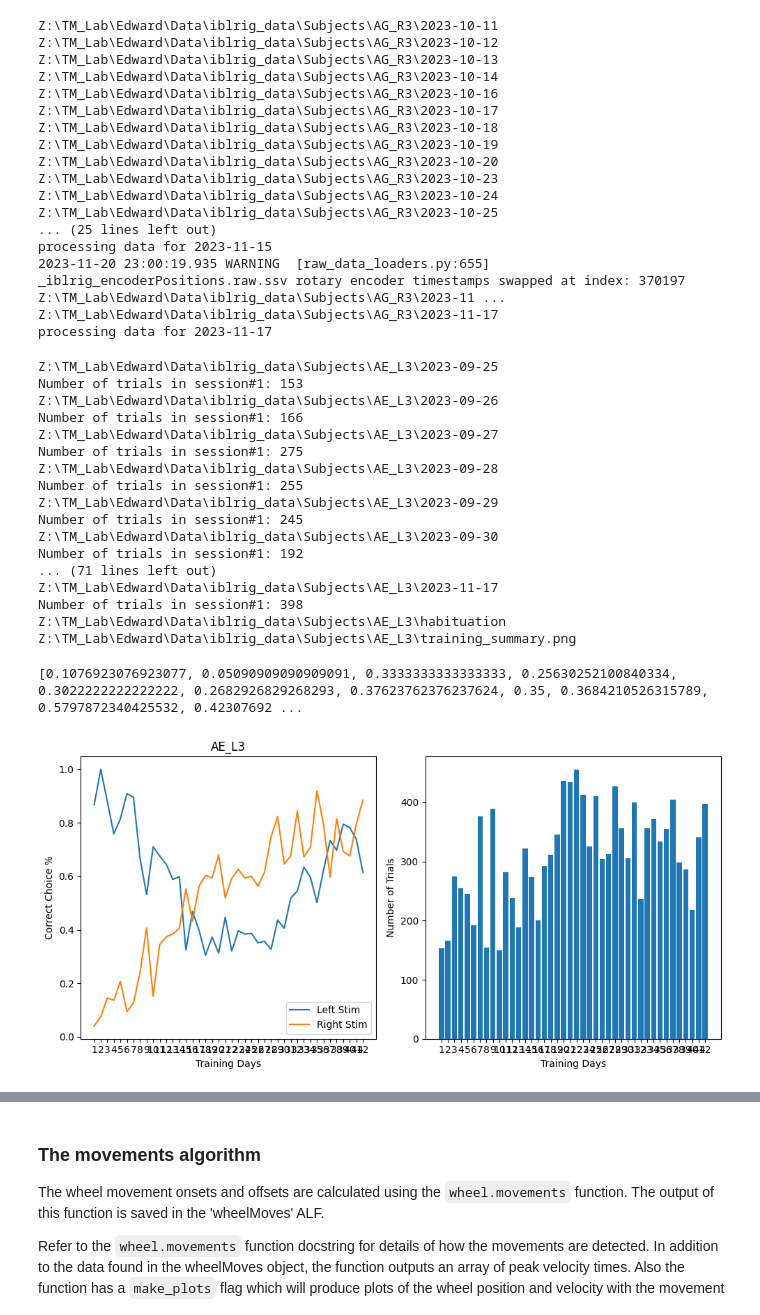
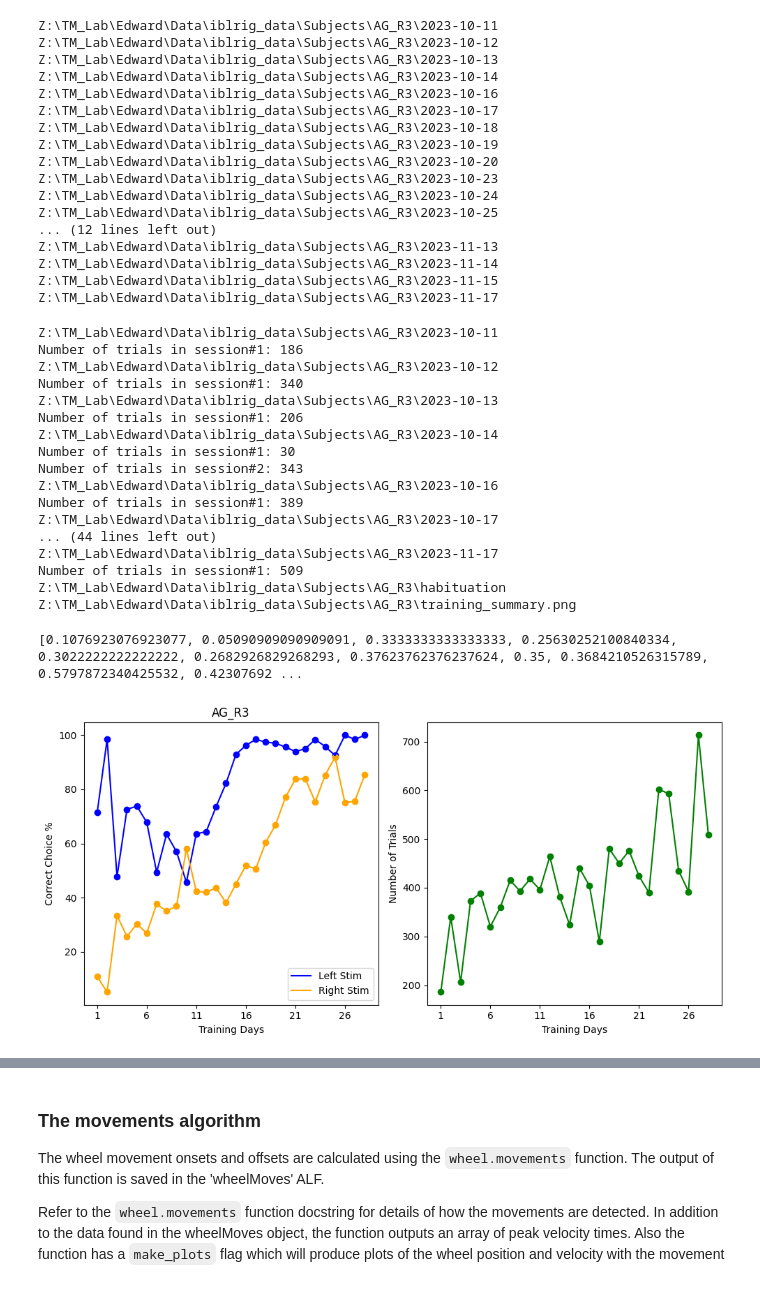
Before and after one commit to edwardyan95/ibllib, a Jupyter notebook: examples/EY_behavior_preprocess.ipynb, the cells around one changed output, grey strips where cells are left out. Saved outputs shown, nothing was run; the diff lists cells and outputs as text; code cells hidden in the pictures.

```diff
--- a/examples/EY_behavior_preprocess.ipynb
+++ b/examples/EY_behavior_preprocess.ipynb
@@ -18,7 +18,7 @@ from ibllib.io.extractors.training_wheel import extract_first_movement_times
 #from localAlf import load_wheel_reaction_times_local
 from brainbox.behavior.training import *
 # %%
-subject_dir = r'Z:\TM_Lab\Edward\Data\iblrig_data\Subjects\M3_8m'
+subject_dir = r'Z:\TM_Lab\Edward\Data\iblrig_data\Subjects\AG_R3'
 subject_id = subject_dir[subject_dir.find('Subjects')+9:]
 # print(subject_id)
 for datepath in os.listdir(subject_dir):
@@ -51,13 +51,13 @@ Z:\TM_Lab\Edward\Data\iblrig_data\Subjects\AG_R3\2023-10-20
 Z:\TM_Lab\Edward\Data\iblrig_data\Subjects\AG_R3\2023-10-23
 Z:\TM_Lab\Edward\Data\iblrig_data\Subjects\AG_R3\2023-10-24
 Z:\TM_Lab\Edward\Data\iblrig_data\Subjects\AG_R3\2023-10-25
-... (25 lines left out)
-processing data for 2023-11-15
-2023-11-20 23:00:19.935 WARNING  [raw_data_loaders.py:655] _iblrig_encoderPositions.raw.ssv rotary encoder timestamps swapped at index: 370197  Z:\TM_Lab\Edward\Data\iblrig_data\Subjects\AG_R3\2023-11 ...
+... (12 lines left out)
+Z:\TM_Lab\Edward\Data\iblrig_data\Subjects\AG_R3\2023-11-13
+Z:\TM_Lab\Edward\Data\iblrig_data\Subjects\AG_R3\2023-11-14
+Z:\TM_Lab\Edward\Data\iblrig_data\Subjects\AG_R3\2023-11-15
 Z:\TM_Lab\Edward\Data\iblrig_data\Subjects\AG_R3\2023-11-17
-processing data for 2023-11-17
 # %%
-subject_dir = r'Z:\TM_Lab\Edward\Data\iblrig_data\Subjects\AE_L3'
+subject_dir = r'Z:\TM_Lab\Edward\Data\iblrig_data\Subjects\AG_R3'
 subject_id = subject_dir[subject_dir.find('Subjects')+9:]
 # print(subject_id)
 trials_by_day = []
@@ -120,23 +120,23 @@ for datepath in os.listdir(subject_dir):
 
 #trials_all = concatenate_trials(all_trials)
 # %% [output]
-Z:\TM_Lab\Edward\Data\iblrig_data\Subjects\AE_L3\2023-09-25
-Number of trials in session#1: 153
-Z:\TM_Lab\Edward\Data\iblrig_data\Subjects\AE_L3\2023-09-26
-Number of trials in session#1: 166
-Z:\TM_Lab\Edward\Data\iblrig_data\Subjects\AE_L3\2023-09-27
-Number of trials in session#1: 275
-Z:\TM_Lab\Edward\Data\iblrig_data\Subjects\AE_L3\2023-09-28
-Number of trials in session#1: 255
-Z:\TM_Lab\Edward\Data\iblrig_data\Subjects\AE_L3\2023-09-29
-Number of trials in session#1: 245
-Z:\TM_Lab\Edward\Data\iblrig_data\Subjects\AE_L3\2023-09-30
-Number of trials in session#1: 192
-... (71 lines left out)
-Z:\TM_Lab\Edward\Data\iblrig_data\Subjects\AE_L3\2023-11-17
-Number of trials in session#1: 398
-Z:\TM_Lab\Edward\Data\iblrig_data\Subjects\AE_L3\habituation
-Z:\TM_Lab\Edward\Data\iblrig_data\Subjects\AE_L3\training_summary.png
+Z:\TM_Lab\Edward\Data\iblrig_data\Subjects\AG_R3\2023-10-11
+Number of trials in session#1: 186
+Z:\TM_Lab\Edward\Data\iblrig_data\Subjects\AG_R3\2023-10-12
+Number of trials in session#1: 340
+Z:\TM_Lab\Edward\Data\iblrig_data\Subjects\AG_R3\2023-10-13
+Number of trials in session#1: 206
+Z:\TM_Lab\Edward\Data\iblrig_data\Subjects\AG_R3\2023-10-14
+Number of trials in session#1: 30
+Number of trials in session#2: 343
+Z:\TM_Lab\Edward\Data\iblrig_data\Subjects\AG_R3\2023-10-16
+Number of trials in session#1: 389
+Z:\TM_Lab\Edward\Data\iblrig_data\Subjects\AG_R3\2023-10-17
+... (44 lines left out)
+Z:\TM_Lab\Edward\Data\iblrig_data\Subjects\AG_R3\2023-11-17
+Number of trials in session#1: 509
+Z:\TM_Lab\Edward\Data\iblrig_data\Subjects\AG_R3\habituation
+Z:\TM_Lab\Edward\Data\iblrig_data\Subjects\AG_R3\training_summary.png
 # %%
 accuracies = []
 accuracies_left = []
@@ -154,22 +154,31 @@ print(accuracies_right)
 # %% [output]
 [0.1076923076923077, 0.05090909090909091, 0.3333333333333333, 0.25630252100840334, 0.3022222222222222, 0.2682926829268293, 0.37623762376237624, 0.35, 0.3684210526315789, 0.5797872340425532, 0.42307692 ...
 # %%
-fig, axs = plt.subplots(1,2, figsize=(10,5))
-axs[0].plot(np.arange(1,len(num_trials)+1), accuracies_left)
-axs[0].plot(np.arange(1,len(num_trials)+1), accuracies_right)
+# Plotting
+fig, axs = plt.subplots(1, 2, figsize=(10, 5))
+
+# Plot lines and scatter points on the first axis
+days = np.arange(1, len(num_trials) + 1)
+axs[0].plot(days, accuracies_left, label='Left Stim', color='blue')
+axs[0].scatter(days, accuracies_left, color='blue')
+axs[0].plot(days, accuracies_right, label='Right Stim', color='orange')
+axs[0].scatter(days, accuracies_right, color='orange')
 axs[0].set_ylabel('Correct Choice %')
 axs[0].set_xlabel('Training Days')
-axs[0].set_xticks(np.arange(1,len(num_trials)+1))
+axs[0].set_xticks(np.arange(1, len(num_trials) + 1, 5))
+axs[0].set_yticklabels([str(x) for x in range(0,101,20)])
 axs[0].set_title(subject_id)
-axs[0].legend(['Left Stim', 'Right Stim'])
+axs[0].legend()
 
-axs[1].bar(np.arange(1,len(num_trials)+1),num_trials)
+axs[1].plot(days, num_trials, color='green', marker='o')
 axs[1].set_ylabel('Number of Trials')
 axs[1].set_xlabel('Training Days')
-axs[1].set_xticks(np.arange(1,len(num_trials)+1))
+axs[1].set_xticks(np.arange(1, len(num_trials) + 1, 5))
+
+
 plt.tight_layout()
 
 
-plt.savefig(os.path.join(subject_dir, 'training_summary.png'))
+plt.savefig(os.path.join(subject_dir, 'training_summary.png'),dpi=300)
 # %% [output]
-[figure, old version]
+[figure, new version]
```
Also changed, not shown: parts of 1 cell of this notebook, 7 other files.
